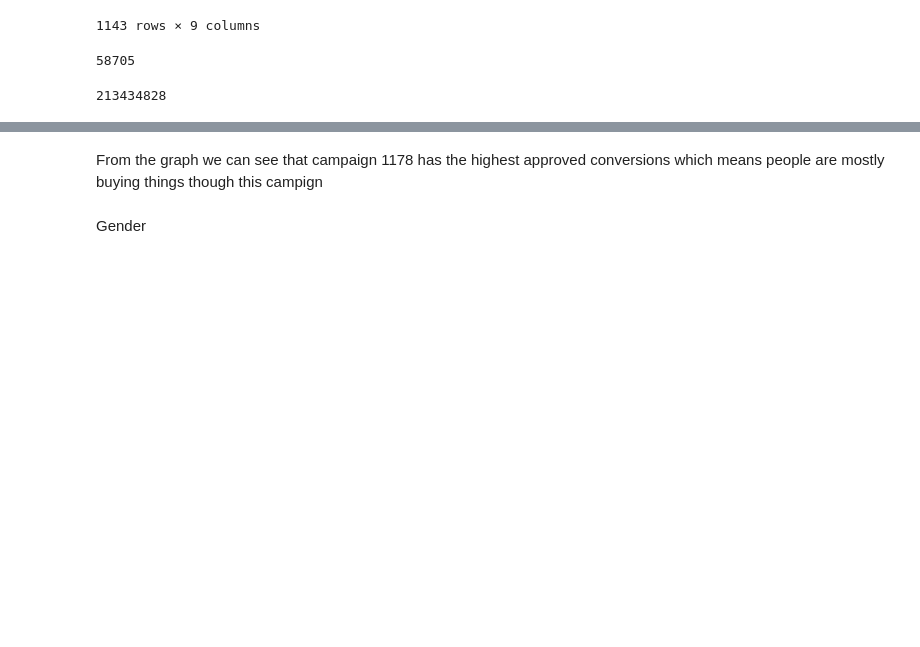
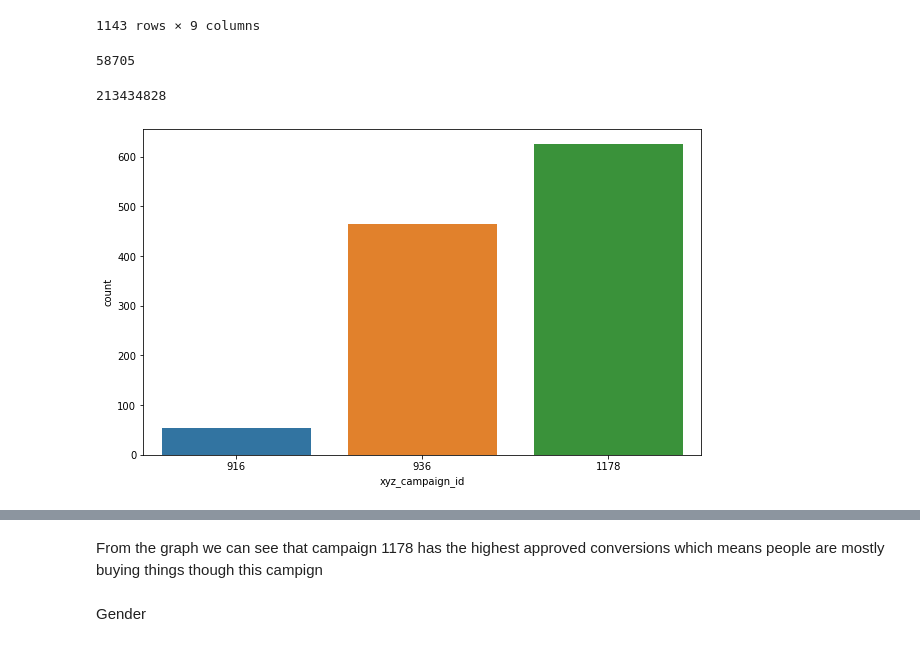
Before and after one commit to sthurstone/Return-Rate-Researchers---Project-I, a Jupyter notebook: KAG_Coversion_data_Analysis.ipynb, the cells around one changed output, grey strips where cells are left out. Saved outputs shown, nothing was run; the diff lists cells and outputs as text; code cells hidden in the pictures; blank space fills up the shorter version.

```diff
--- a/KAG_Coversion_data_Analysis.ipynb
+++ b/KAG_Coversion_data_Analysis.ipynb
@@ -67,6 +67,14 @@ Impressions = conversion_data['Impressions'].sum()
 Impressions
 # %% [output]
 213434828
+# %%
+# count the campaign
+fig=plt.figure(figsize=(10,6))
+sns.countplot(x ='xyz_campaign_id', data = conversion_data)
+plt.savefig("campaign count.jpg")
+plt.show()
+# %% [output]
+[figure, added]
 # %%
 #Approved_Conversion
 fig=plt.figure(figsize=(10,6))
```
Also changed, not shown: parts of 9 cells of this notebook, 1 other file.
